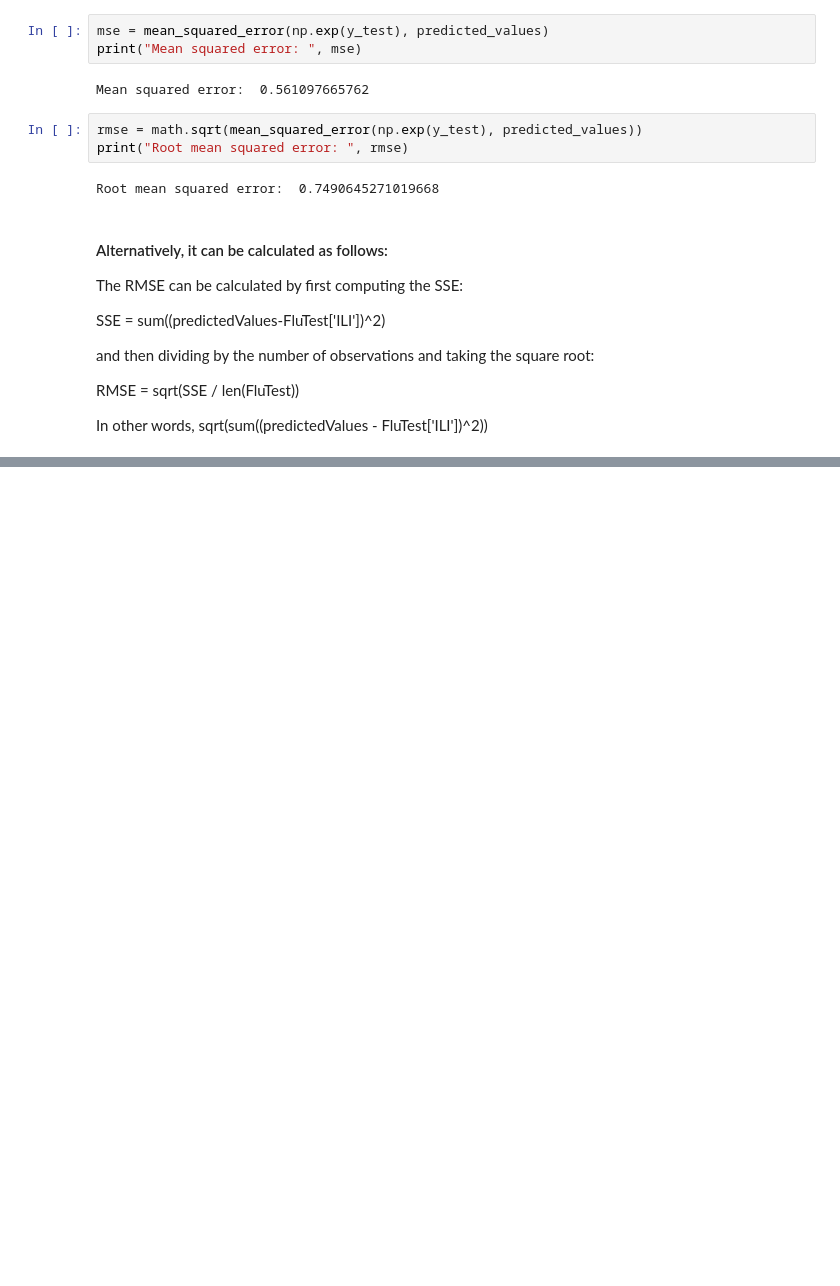
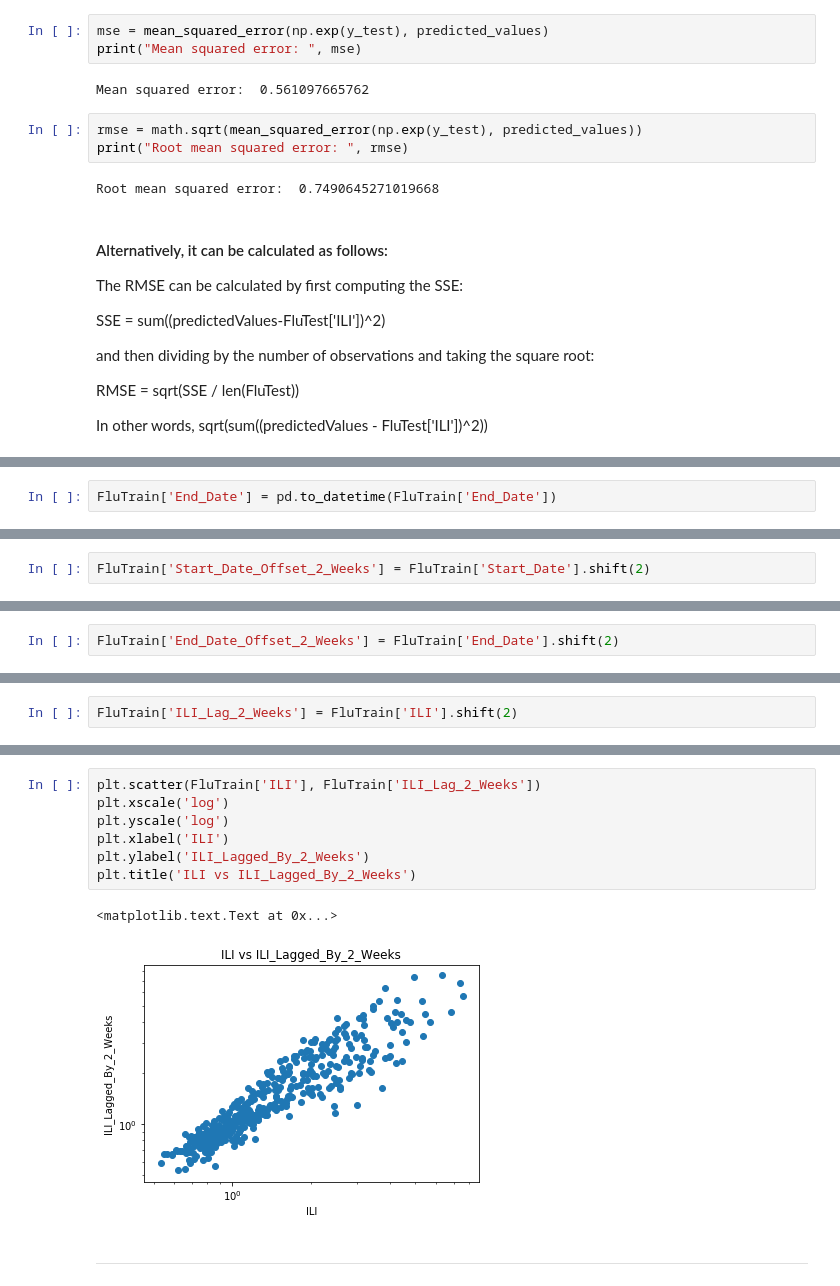
Before and after one commit to vimde/Linear-Regression, a Jupyter notebook: Detecting Flu Epidemics/Detect Flu.ipynb, the cells around one changed output, grey strips where cells are left out. Drawn from its saved outputs; the diff is of its cells as text; blank space fills up the shorter version.

```diff
--- a/Detecting Flu Epidemics/Detect Flu.ipynb
+++ b/Detecting Flu Epidemics/Detect Flu.ipynb
@@ -280,0 +381,2 @@ In other words, sqrt(sum((predictedValues - FluTest['ILI'])^2))
+# %%
+FluTrain['End_Date'] = pd.to_datetime(FluTrain['End_Date'])
@@ -280,0 +414,2 @@ In other words, sqrt(sum((predictedValues - FluTest['ILI'])^2))
+# %%
+FluTrain['Start_Date_Offset_2_Weeks'] = FluTrain['Start_Date'].shift(2)
@@ -280,0 +425,2 @@ In other words, sqrt(sum((predictedValues - FluTest['ILI'])^2))
+# %%
+FluTrain['End_Date_Offset_2_Weeks'] = FluTrain['End_Date'].shift(2)
@@ -280,0 +436,2 @@ In other words, sqrt(sum((predictedValues - FluTest['ILI'])^2))
+# %%
+FluTrain['ILI_Lag_2_Weeks'] = FluTrain['ILI'].shift(2)
@@ -280,0 +461,12 @@ In other words, sqrt(sum((predictedValues - FluTest['ILI'])^2))
+# %%
+plt.scatter(FluTrain['ILI'], FluTrain['ILI_Lag_2_Weeks'])
+plt.xscale('log')
+plt.yscale('log')
+plt.xlabel('ILI')
+plt.ylabel('ILI_Lagged_By_2_Weeks')
+plt.title('ILI vs ILI_Lagged_By_2_Weeks')
+# %% [output]
+<matplotlib.text.Text at 0x...>
+[figure, added]
+# %% [markdown]
+***
```
Also changed, not shown: parts of 36 cells of this notebook.
